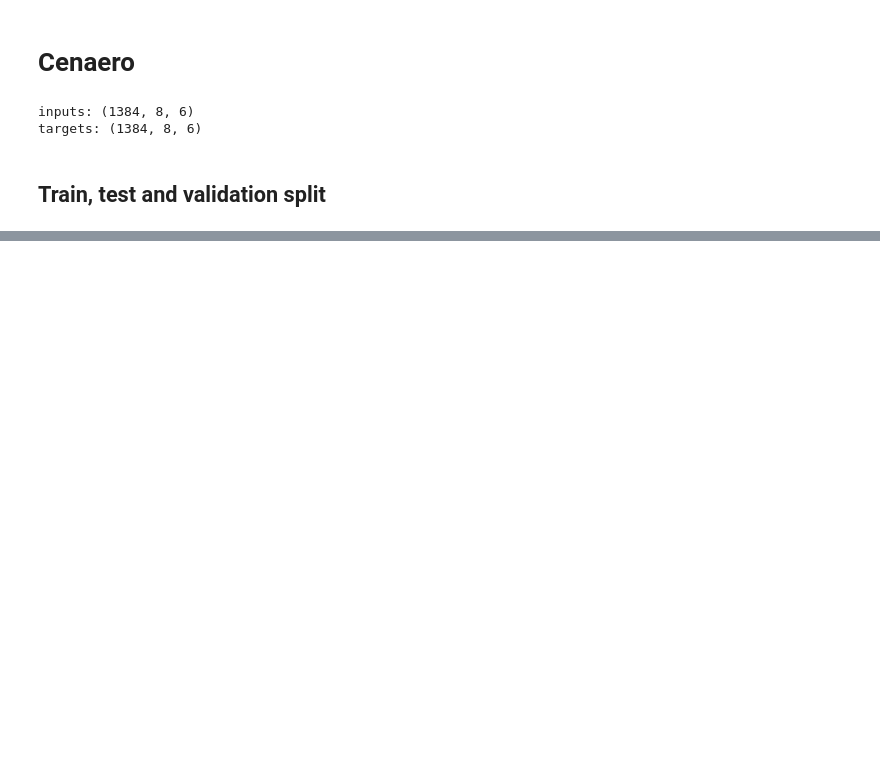
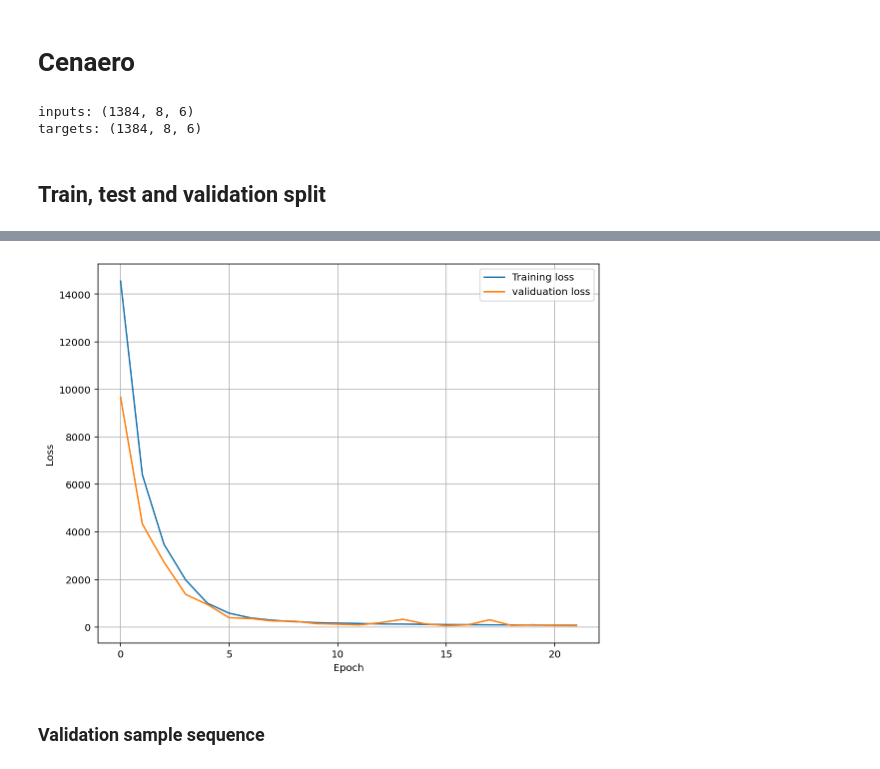
Before and after one commit to CarolineSainvitu/cenaero, a Jupyter notebook: gaspard/explore.ipynb, the cells around one changed output, grey strips where cells are left out. Cells and saved outputs as stored; diff of their text form; code cells hidden in the pictures; blank space fills up the shorter version.

```diff
--- a/gaspard/explore.ipynb
+++ b/gaspard/explore.ipynb
@@ -142,0 +180,11 @@ plt.show()
+# %%
+train_inputs = torch.from_numpy(train_inputs)
+train_targets = torch.from_numpy(train_targets)
+valid_inputs = torch.from_numpy(valid_inputs)
+valid_targets = torch.from_numpy(valid_targets)
+test_inputs = torch.from_numpy(test_inputs)
+test_targets = torch.from_numpy(test_targets)
+# %%
+num_train = train_inputs.size(0)
+num_valid = valid_inputs.size(0)
+num_test = test_inputs.size(0)
@@ -142,0 +193,16 @@ plt.show()
+# %%
+BATCH_SIZE = 32
+HIDDEN_SIZE = 256
+NUM_HIDDEN = 2
+LEARNING_RATE = 1e-3
+NUM_EPOCH_CONVERGENCE = 5
+# %%
+mlp = MLP(
+    input_size=train_inputs.size(1),
+    hidden_size=HIDDEN_SIZE,
+    output_size=train_targets.size(1),
+    num_hidden=NUM_HIDDEN)
+opt = optim.Adam(mlp.parameters(), lr=LEARNING_RATE)
+
+model_name = 'mlp-' + '-'.join(str(HIDDEN_SIZE) for _ in range(NUM_HIDDEN))
+print(mlp)
@@ -142,0 +290,14 @@ plt.show()
+# %%
+fig, ax = plt.subplots(figsize=(8, 6))
+ax.plot(train_losses, label='Training loss')
+ax.plot(valid_losses, label='validuation loss')
+ax.grid()
+ax.legend()
+ax.set_xlabel(r'Epoch')
+ax.set_ylabel(r'Loss')
+plt.tight_layout()
+fig.savefig('../outputs/{}.pdf'.format(model_name), transparent=True)
+# %% [output]
+[figure, added]
+# %% [markdown]
+### Validation sample sequence
```
Also changed, not shown: parts of 30 cells of this notebook.
